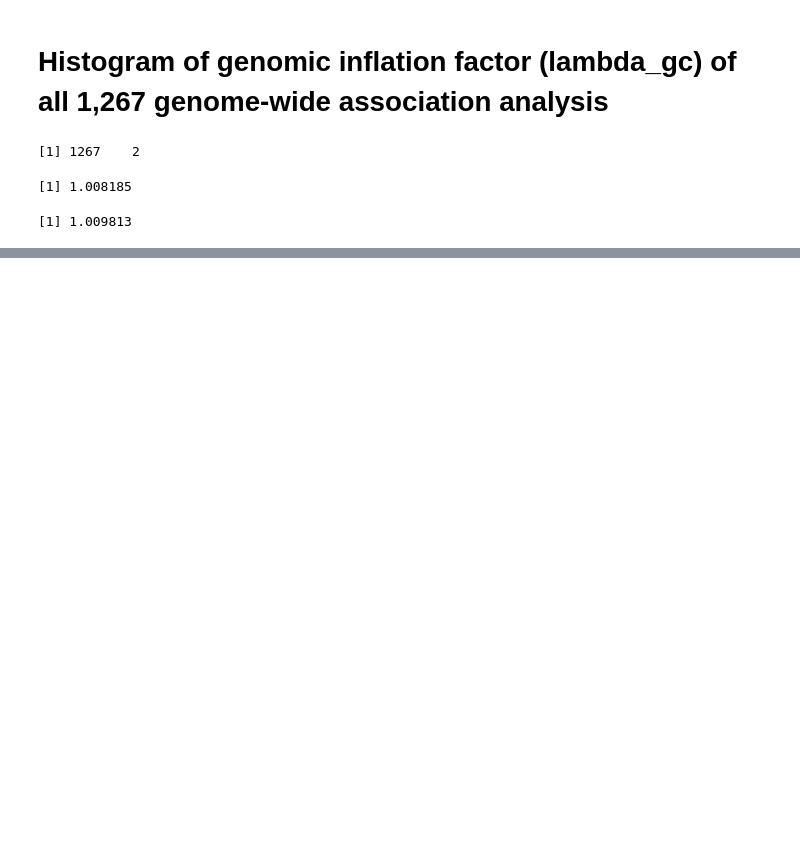
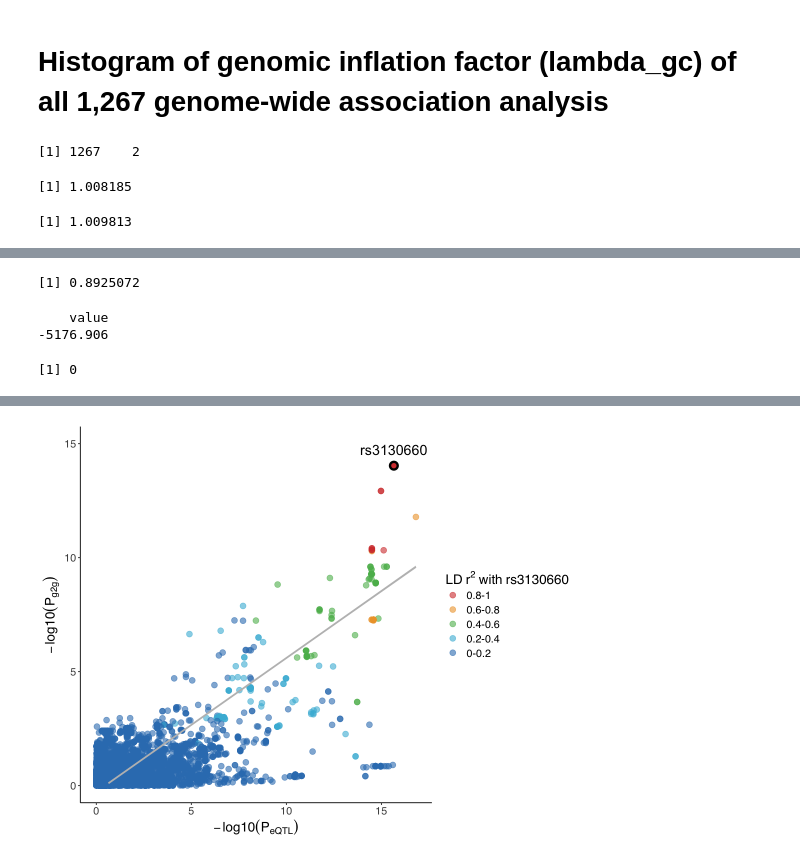
Before and after one commit to yang-luo-lab/TB-g2g, a Jupyter notebook: scripts/Supplementary_Figures.ipynb, the cells around one changed output, grey strips where cells are left out. Cells and saved outputs as stored; diff of their text form; code cells hidden in the pictures; blank space fills up the shorter version.

```diff
--- a/scripts/Supplementary_Figures.ipynb
+++ b/scripts/Supplementary_Figures.ipynb
@@ -53,0 +145,70 @@ Warning message:
+# %%
+y <- -log10(df$p_lrt)
+x <- -log10(df$eQTLpval)
+
+regDf <- data.frame(x=x,y=y,wght1=abs(df$beta*df$eQTLbeta))
+
+fit <- summary(lm(y~x,data=regDf,weights=wght1))
+#correlation R
+sqrt(fit$r.squared)
+#fit$fstatistic
+
+#correlation p-value (in log10)
+pf(fit$fstatistic[1],fit$fstatistic[2],fit$fstatistic[3],lower.tail=FALSE,log.p=TRUE)/log(10)
+# %% [output]
+[1] 0.8925072
+    value
+-5176.906
+# %%
+r2 <- read.table("../data/rs3130660_TBg2g_r2.txt.gz",h=T)
+df$pos <- sapply(strsplit(as.character(df$rs), ":"), "[[", 3)
+
+df$R2 <- 0
+df$R2 <- r2[match(df$pos,r2$BP_B),]$R2
+df$R2 <- ifelse(is.na(df$R2),0,df$R2)
+sum(is.na(df$R2))
+
+bins <- c(-Inf,0.2,0.4,0.6,0.8,1)
+
+pp <- ggplot2::ggplot(data=df) +
+    ggplot2::xlab((bquote(-log10(P[eQTL])))) +
+    ggplot2::ylab((bquote(-log10(P[g2g])))) +
+    ggplot2::theme(legend.position = "right") +
+    theme(legend.spacing.y = unit(0.1, "cm")) +
+    theme(legend.key = element_rect(fill = NA, colour = NA, size = 0.25))+ylim(0,15)
+
+
+pp <-  pp    +  ggplot2::geom_point(data=df,
+                          aes(y=-log10(p_lrt), x=-log10(eQTLpval),color=cut(R2,bins)), size = 3)  +
+      ggplot2::geom_smooth(data=df,
+                           aes(y=-log10(p_lrt), x=-log10(eQTLpval),weight=abs(beta*eQTLbeta)), color = "grey", method = "lm", formula = (y ~ x))
+
+
+signfSNP <- 'rs3130660:6:30706361'
+
+options(repr.plot.width = 9, repr.plot.height = 7)
+
+r2col <- (c('#D43F3A99','#EEA23699','#5CB85C99','#46B8DA99','#357EBD99'))
+
+pp  <- pp +  scale_color_manual(bquote("LD" ~ r^2 ~ "with" ~{.("rs3130660")}),
+                          values = rev(c("(-Inf,0.2]" = r2col[5],
+                                    "(0.2,0.4]"= r2col[4],
+                                    "(0.4,0.6]" = r2col[3],
+                                    "(0.6,0.8]" = r2col[2],
+                                    "(0.8,1]" = r2col[1])),
+                        label=rev(c("0-0.2","0.2-0.4","0.4-0.6","0.6-0.8","0.8-1")))
+
+pp <- pp + geom_point(df %>% filter(rs==signfSNP),
+               mapping= aes(y=-log10(p_lrt), x=-log10(eQTLpval)),
+               colour="black",shape=1,size=3,stroke=2)
+
+pp <- pp + geom_text(df %>% filter(rs==signfSNP),
+               mapping= aes(y=-log10(p_lrt)*1.05, x=-log10(eQTLpval)),
+               colour="black",shape=1,size=6,stroke=2,
+              label="rs3130660")
+pp
+
+
+ggsave("../figures/SF3_coloc_PP.pdf",width=9,height=6)
+# %% [output]
+[1] 0
@@ -53,0 +221 @@ Warning message:
+[figure, added]
```
Also changed, not shown: parts of 8 cells of this notebook, 9 other files.
